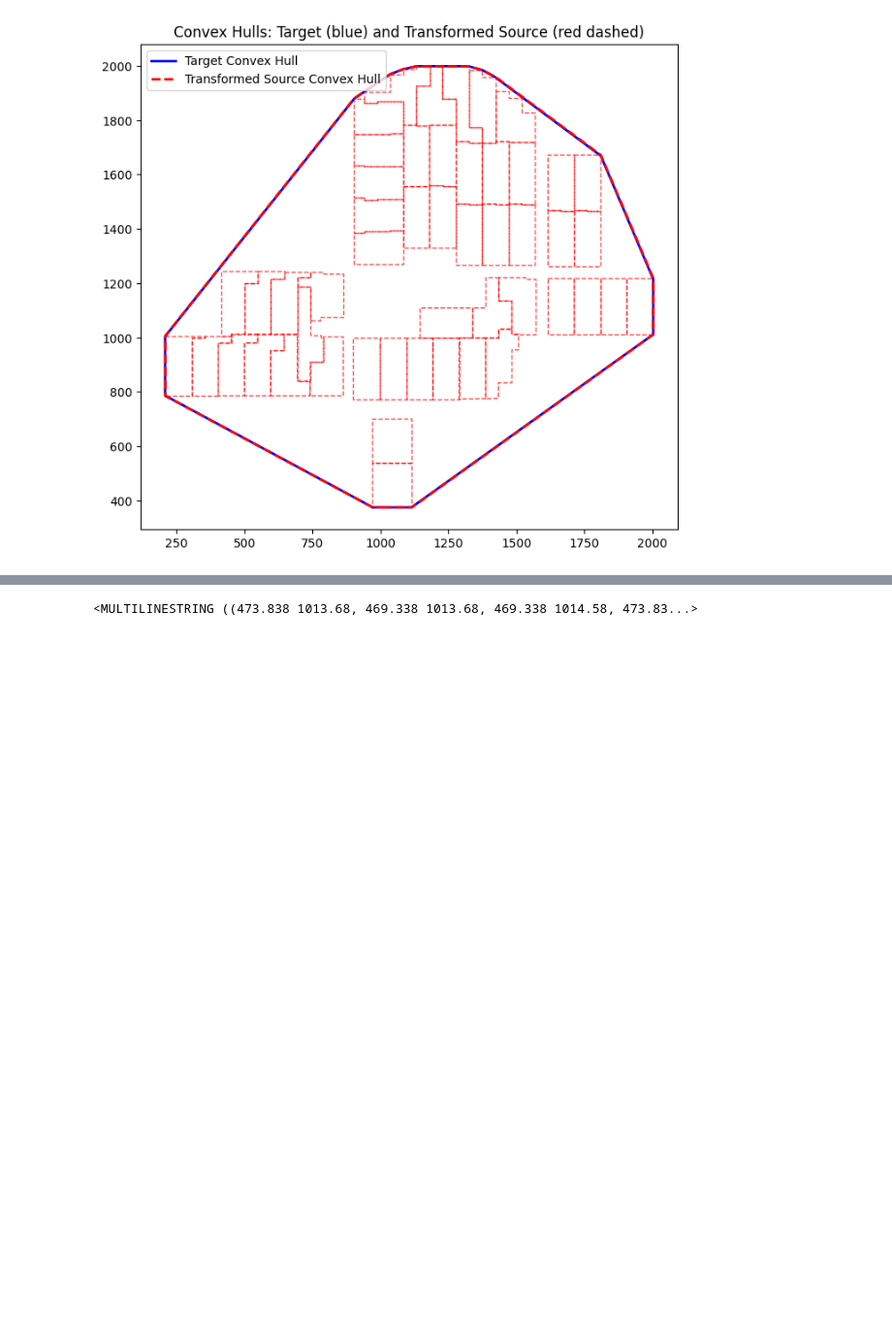
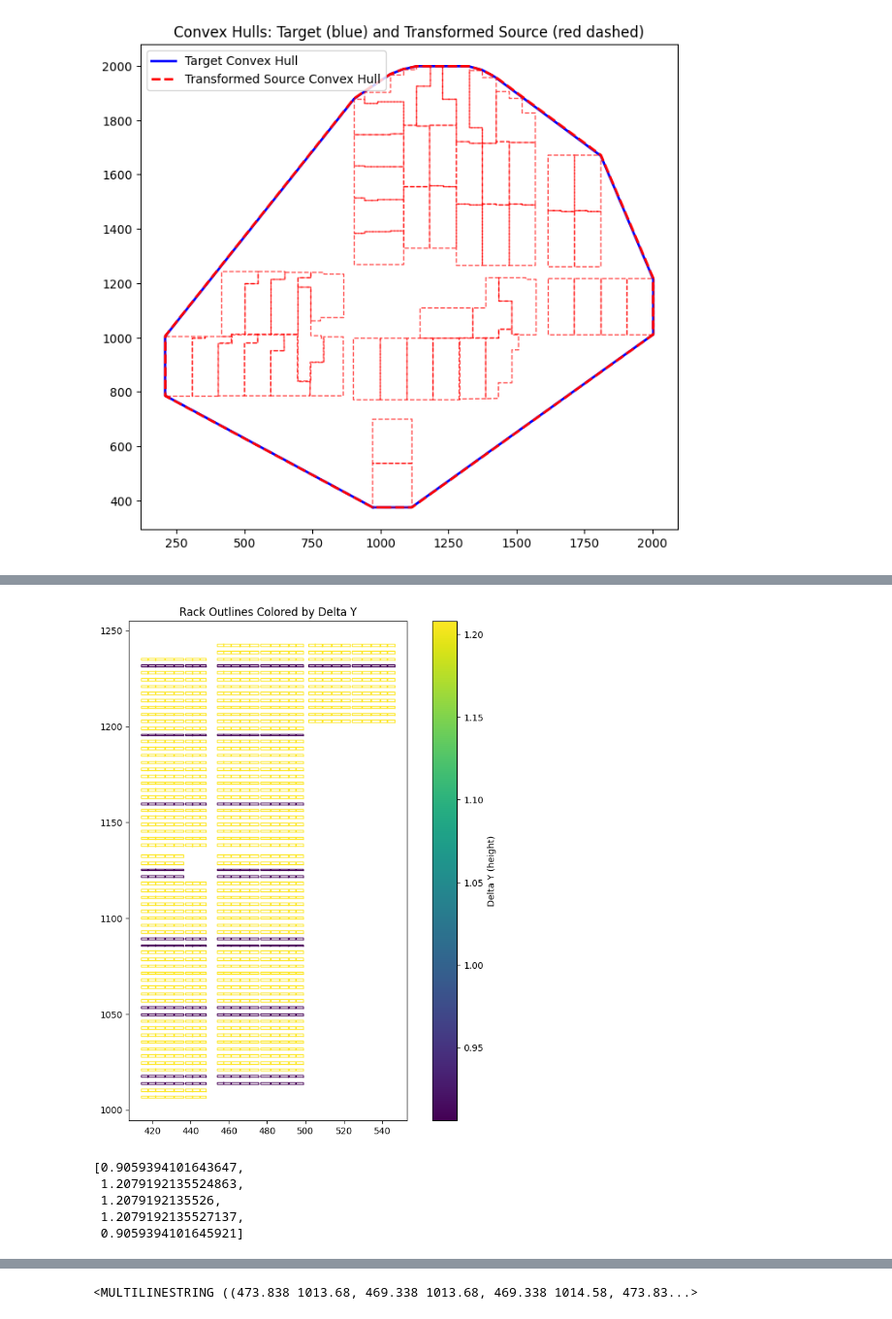
Before and after one commit to roba-cansolar/pdf-layout-extraction-dev, a Jupyter notebook: testing_notebooks/text-extraction-tests/LLM-extract/transform_path_dev.ipynb, the cells around one changed output, grey strips where cells are left out. Shown at 97% size. Cells and saved outputs as stored; diff of their text form; code cells hidden in the pictures; blank space fills up the shorter version.

```diff
--- a/testing_notebooks/text-extraction-tests/LLM-extract/transform_path_dev.ipynb
+++ b/testing_notebooks/text-extraction-tests/LLM-extract/transform_path_dev.ipynb
@@ -385,0 +410,32 @@ plt.show()
+# %%
+import matplotlib.pyplot as plt
+import numpy as np
+
+rack_outlines = doc_json[page_number]['page_elements']['rack_outlines']
+rack_outlines = rack_outlines_transformed
+
+# Compute delta y for each rack (max y - min y)
+delta_ys = [poly.bounds[3] - poly.bounds[1] for poly in rack_outlines]
+norm = plt.Normalize(min(delta_ys), max(delta_ys))
+cmap = plt.get_cmap('viridis')
+
+fig, ax = plt.subplots(figsize=(10, 10))
+for poly, dy in zip(rack_outlines, delta_ys):
+    color = cmap(norm(dy))
+    x, y = poly.exterior.xy
+    ax.plot(x, y, color=color, linewidth=1)
+
+sm = plt.cm.ScalarMappable(cmap=cmap, norm=norm)
+sm.set_array([])
+cbar = plt.colorbar(sm, ax=ax, label='Delta Y (height)')
+ax.set_aspect('equal')
+plt.title("Rack Outlines Colored by Delta Y")
+plt.show()
+list(set(delta_ys))
+# %% [output]
+[figure, added]
+[0.9059394101643647,
+ 1.2079192135524863,
+ 1.2079192135526,
+ 1.2079192135527137,
+ 0.9059394101645921]
```
Also changed, not shown: parts of 13 cells of this notebook, 55 other files.
